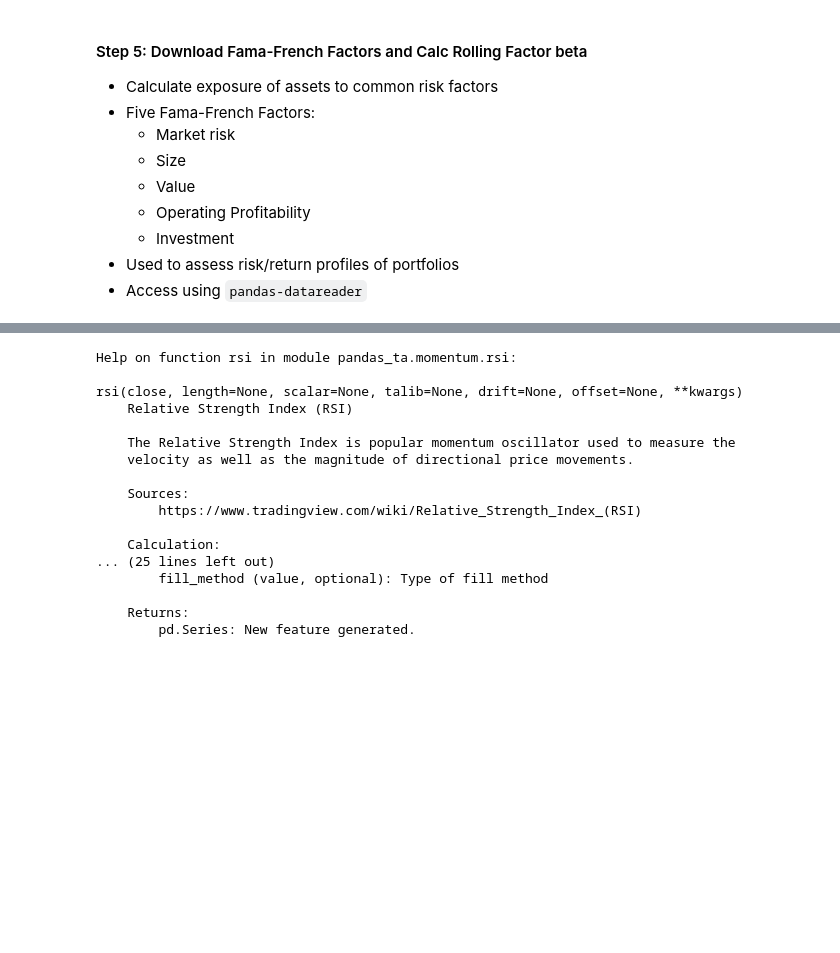
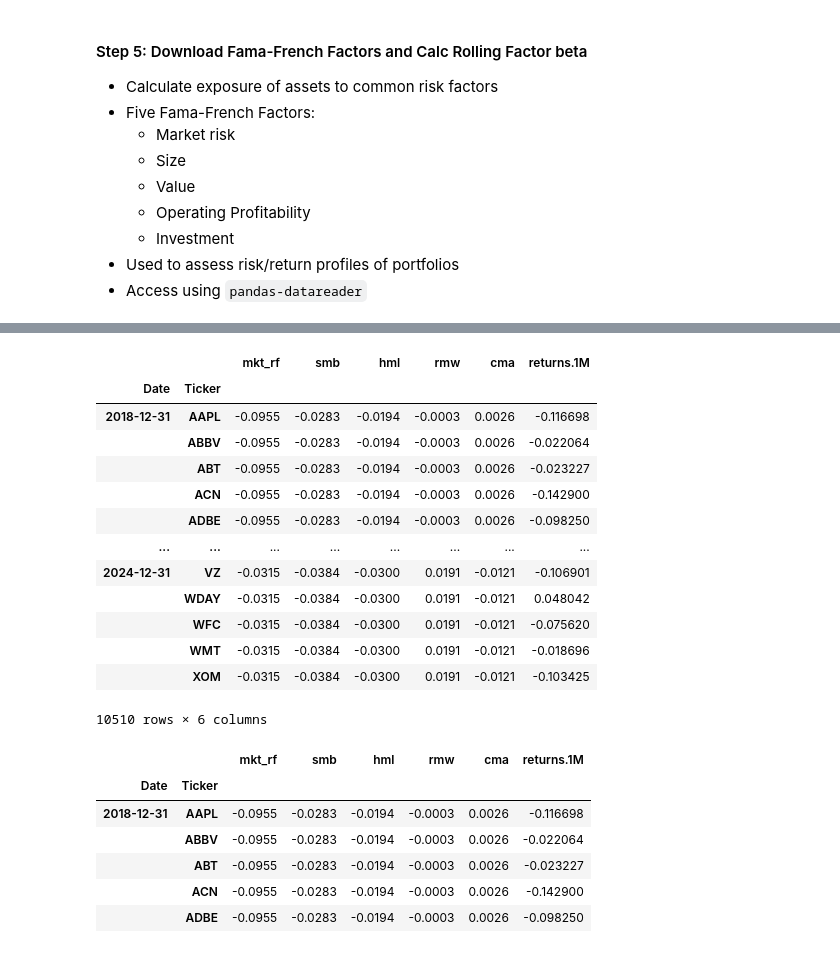
Before and after one commit to stanelake/App04_PortfolioPage, a Jupyter notebook: Projects/QT_Projects/QT1_KMeans_Tr/QT_Proj1.ipynb, the cells around one changed output, grey strips where cells are left out. Drawn from its saved outputs; the diff is of its cells as text; code cells hidden in the pictures; blank space fills up the shorter version.

```diff
--- a/Projects/QT_Projects/QT1_KMeans_Tr/QT_Proj1.ipynb
+++ b/Projects/QT_Projects/QT1_KMeans_Tr/QT_Proj1.ipynb
@@ -223,0 +280,11 @@ df2.head(10)
+# %%
+factor_data = web.DataReader('F-F_Research_Data_5_Factors_2x3',
+               'famafrench',
+               start = 2010)[0]
+factor_data = factor_data.drop(columns=['RF'])
+factor_data = factor_data.rename(columns={'Mkt-RF': 'mkt_rf', 'SMB': 'smb', 'HML': 'hml', 'RMW': 'rmw', 'CMA': 'cma'})
+factor_data.index = factor_data.index.to_timestamp()
+factor_data = factor_data.resample('M').last().div(100)
+
+factor_data.index.name = 'Date'
+factor_data.head()
@@ -224,20 +299,34 @@ df2.head(10)
+# %%
+tyemp = df2.copy()
+tyemp = tyemp.reset_index()
+factors = factor_data.copy().reset_index()
+tyemp = pd.merge(factors,tyemp[['Date', 'Ticker','returns.1M']], on ='Date')
+tyemp.set_index(['Date', 'Ticker'], inplace=True)
+tyemp
+# %% [output]
+|  |  | mkt_rf | smb | hml | rmw | cma | returns.1M |
+| Date | Ticker |  |  |  |  |  |  |
+| 2018-12-31 | AAPL | -0.0955 | -0.0283 | -0.0194 | -0.0003 | 0.0026 | -0.116698 |
+|  | ABBV | -0.0955 | -0.0283 | -0.0194 | -0.0003 | 0.0026 | -0.022064 |
+|  | ABT | -0.0955 | -0.0283 | -0.0194 | -0.0003 | 0.0026 | -0.023227 |
+|  | ACN | -0.0955 | -0.0283 | -0.0194 | -0.0003 | 0.0026 | -0.142900 |
+|  | ADBE | -0.0955 | -0.0283 | -0.0194 | -0.0003 | 0.0026 | -0.098250 |
+| ... | ... | ... | ... | ... | ... | ... | ... |
+| 2024-12-31 | VZ | -0.0315 | -0.0384 | -0.0300 | 0.0191 | -0.0121 | -0.106901 |
+|  | WDAY | -0.0315 | -0.0384 | -0.0300 | 0.0191 | -0.0121 | 0.048042 |
+|  | WFC | -0.0315 | -0.0384 | -0.0300 | 0.0191 | -0.0121 | -0.075620 |
+|  | WMT | -0.0315 | -0.0384 | -0.0300 | 0.0191 | -0.0121 | -0.018696 |
+|  | XOM | -0.0315 | -0.0384 | -0.0300 | 0.0191 | -0.0121 | -0.103425 |
+10510 rows × 6 columns
 # %%
-help(pandas_ta.rsi)
+factor_data = tyemp.copy()
+factor_data = factor_data.sort_index()
+factor_data.head()
 # %% [output]
-Help on function rsi in module pandas_ta.momentum.rsi:
-
-rsi(close, length=None, scalar=None, talib=None, drift=None, offset=None, **kwargs)
-    Relative Strength Index (RSI)
-
-    The Relative Strength Index is popular momentum oscillator used to measure the
-    velocity as well as the magnitude of directional price movements.
-
-    Sources:
-        https://www.tradingview.com/wiki/Relative_Strength_Index_(RSI)
-
-    Calculation:
-... (25 lines left out)
-        fill_method (value, optional): Type of fill method
-
-    Returns:
-        pd.Series: New feature generated.
+|  |  | mkt_rf | smb | hml | rmw | cma | returns.1M |
+| Date | Ticker |  |  |  |  |  |  |
+| 2018-12-31 | AAPL | -0.0955 | -0.0283 | -0.0194 | -0.0003 | 0.0026 | -0.116698 |
+|  | ABBV | -0.0955 | -0.0283 | -0.0194 | -0.0003 | 0.0026 | -0.022064 |
+|  | ABT | -0.0955 | -0.0283 | -0.0194 | -0.0003 | 0.0026 | -0.023227 |
+|  | ACN | -0.0955 | -0.0283 | -0.0194 | -0.0003 | 0.0026 | -0.142900 |
+|  | ADBE | -0.0955 | -0.0283 | -0.0194 | -0.0003 | 0.0026 | -0.098250 |
```
Also changed, not shown: parts of 18 cells of this notebook.
